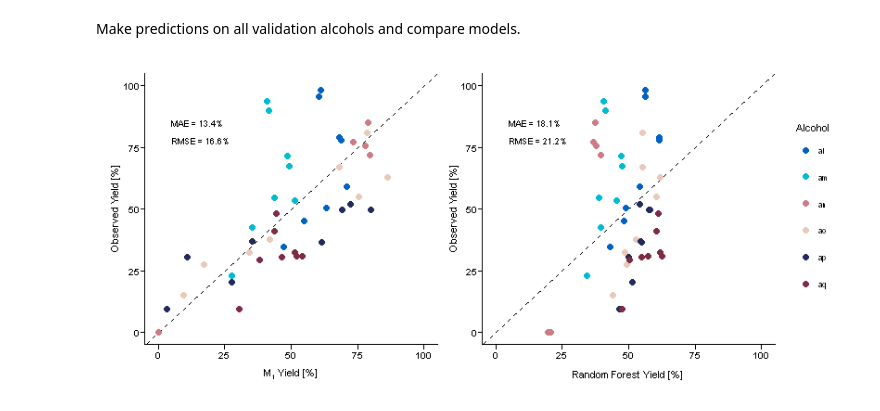
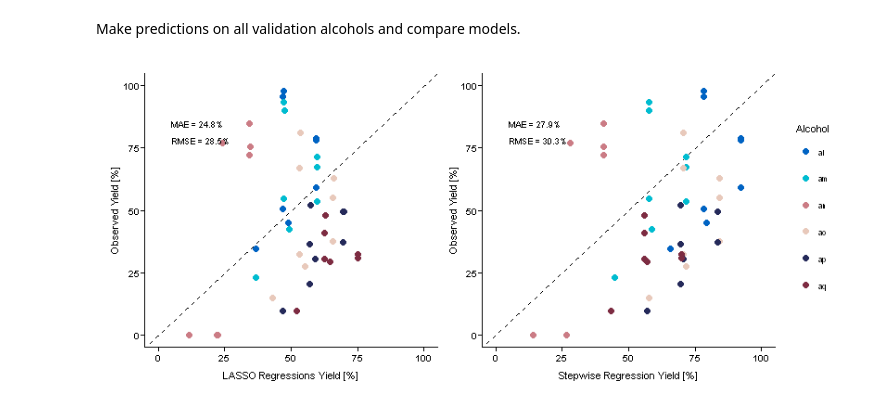
Before and after one commit to doyle-lab-ucla/deoxyfluorination_modeling, a Jupyter notebook: notebooks/Modeling_GAM.ipynb, the cells around one changed output. Cells and saved outputs as stored; diff of their text form; code cells hidden in the pictures.

```diff
--- a/notebooks/Modeling_GAM.ipynb
+++ b/notebooks/Modeling_GAM.ipynb
@@ -543,0 +606,6 @@ data_plot <- data_plot %>% mutate(pred.trainrf = predict(mb1))
+# %%
+# forward linear regression
+mb3 <- train(X.dummy, y, trControl = ctrl, method = 'leapForward',
+    preProcess = c('center', 'scale'),
+    tuneGrid = expand.grid(nvmax = c(2, 3, 4, 5, 6, 7, 8, 9, 10))
+    )
@@ -801,55 +935,72 @@ preds_rf <- predict(mb1, newdata = xval)
+# %%
+
+preds_rf <- predict(mb1, newdata = xval.dummy)
+preds_lasso <- predict(mb2, newdata = xval.dummy)
+preds_step <- predict(mb3, newdata = xval.dummy)
 # %%
-val_pred <- cbind(as.data.frame(preds_gam), preds_rf, va) %>%
+val_pred <- cbind(as.data.frame(preds_gam), preds_rf, preds_lasso, preds_step, va) %>%
     mutate(M1 = 100 * pmax(0, fit),
            M1_low = 100 * (fit - 2 * se.fit),
            M1_high = 100 * (fit + 2 * se.fit),
-           rf = 100 * preds_rf) %>%
-    select(M1, M1_low, M1_high, rf, yield, yield_tot, a, b, s) %>%
+           rf = 100 * preds_rf,
+           lasso = 100 * preds_lasso,
+           step = 100 * preds_step) %>%
+    select(M1, M1_low, M1_high, rf, lasso, step, yield, yield_tot, a, b, s) %>%
     mutate(a = ifelse(a == "1am2", "1am", a)) %>%
     mutate(a = as.factor(a), b = as.factor(b), s = as.factor(s))
 # %%
 options(repr.plot.width = 3.38, repr.plot.height = 2.6)
 
-pv6 <- ggplot(val_pred, aes(x = M1, y = yield_tot)) +
+pv6 <- ggplot(val_pred, aes(x = lasso, y = yield_tot)) +
      geom_abline(slope = 1, intercept = 0, linetype = 2) +
      geom_point(aes(color = gsub("1", "", a))) +
      labs(color = "Alcohol", y = "Observed Yield [%]",
-          x = expression(paste(M[1], " Yield [%]"))) +
+          #x = expression(paste(M[1], " Yield [%]"))
+          x = "LASSO Regressions Yield [%]"
+          ) +
 
      scale_color_manual(values = agd_palette) +
      scale_shape_manual(values = c(1, 16)) +
      theme_prism(base_size = 6.3) +
      xlim(c(0, 100)) + ylim(c(0, 100)) +
-     geom_text(aes(x = 5, y = 85, label = "MAE = 13.4%"),
+     #geom_text(aes(x = 5, y = 85, label = "MAE = 13.4%"),
+     #          size = 2, hjust = 0) +
+     #geom_text(aes(x = 5, y = 78, label = "RMSE = 16.6%"),
+     #          size = 2, hjust = 0) +
+     geom_text(aes(x = 5, y = 85, label = "MAE = 24.8%"),
                size = 2, hjust = 0) +
-     geom_text(aes(x = 5, y = 78, label = "RMSE = 16.6%"),
+     geom_text(aes(x = 5, y = 78, label = "RMSE = 28.5%"),
                size = 2, hjust = 0) +
      theme(text = element_text(face = "plain", family = "sans"),
            legend.title = element_text()) +
      guides(colour = guide_legend(ncol = 1))
 
-pv7 <- ggplot(val_pred, aes(x = rf, y = yield_tot)) +
+pv7 <- ggplot(val_pred, aes(x = step, y = yield_tot)) +
      geom_abline(slope = 1, intercept = 0, linetype = 2) +
      geom_point(aes(color = gsub("1", "", a))) +
 
-     labs(y = "Observed Yield [%]", x = "Random Forest Yield [%]",
+     labs(y = "Observed Yield [%]",
+      #x = "Random Forest Yield [%]",
+      x = "Stepwise Regression Yield [%]",
           color = "Alcohol") +
      scale_color_manual(values = agd_palette) +
      scale_shape_manual(values = c(1, 16)) +
 
      theme_prism(base_size = 6.3) +
      guides(colour = guide_legend(ncol = 1)) +
      theme(text = element_text(face = "plain", family = "sans"),
            legend.title = element_text()) +
      xlim(c(0, 100)) + ylim(c(0, 100)) +
 
-     geom_text(aes(x = 5, y = 85, label = "MAE = 18.1%"), size = 2, hjust = 0) +
-     geom_text(aes(x = 5, y = 78, label = "RMSE = 21.2%"), size = 2, hjust = 0)
+     #geom_text(aes(x = 5, y = 85, label = "MAE = 18.1%"), size = 2, hjust = 0) +
+     #geom_text(aes(x = 5, y = 78, label = "RMSE = 21.2%"), size = 2, hjust = 0)
+     geom_text(aes(x = 5, y = 85, label = "MAE = 27.9%"), size = 2, hjust = 0) +
+     geom_text(aes(x = 5, y = 78, label = "RMSE = 30.3%"), size = 2, hjust = 0)
 
 options(repr.plot.width = 6.76, repr.plot.height = 3)
 pv6 + pv7 + plot_layout(guides = "collect")
 # %% [output]
-[figure, old version]
+[figure, new version]
 # %%
 options(repr.plot.width = 6.67, repr.plot.height = 2)
 
```
Also changed, not shown: parts of 38 cells of this notebook, 2 other files.
